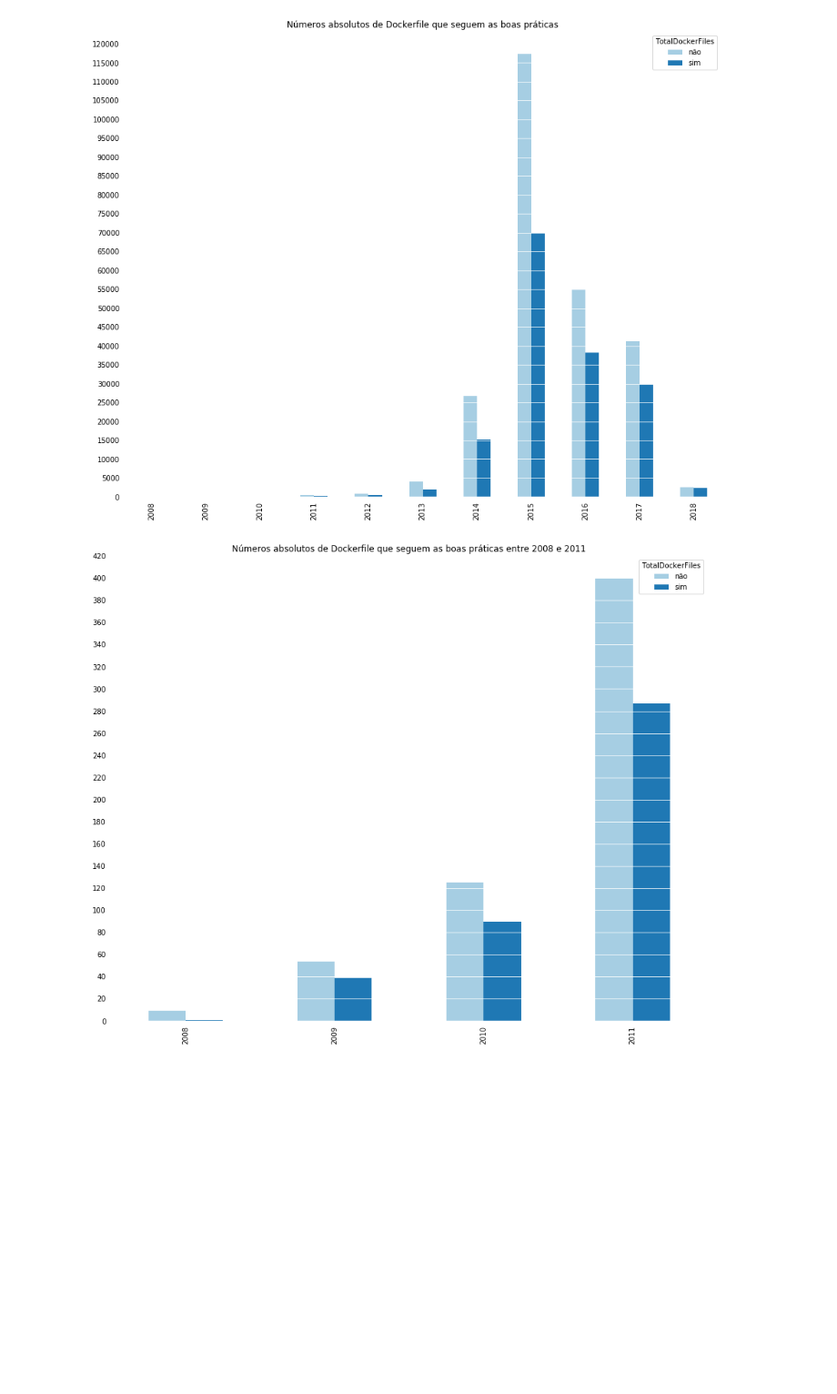
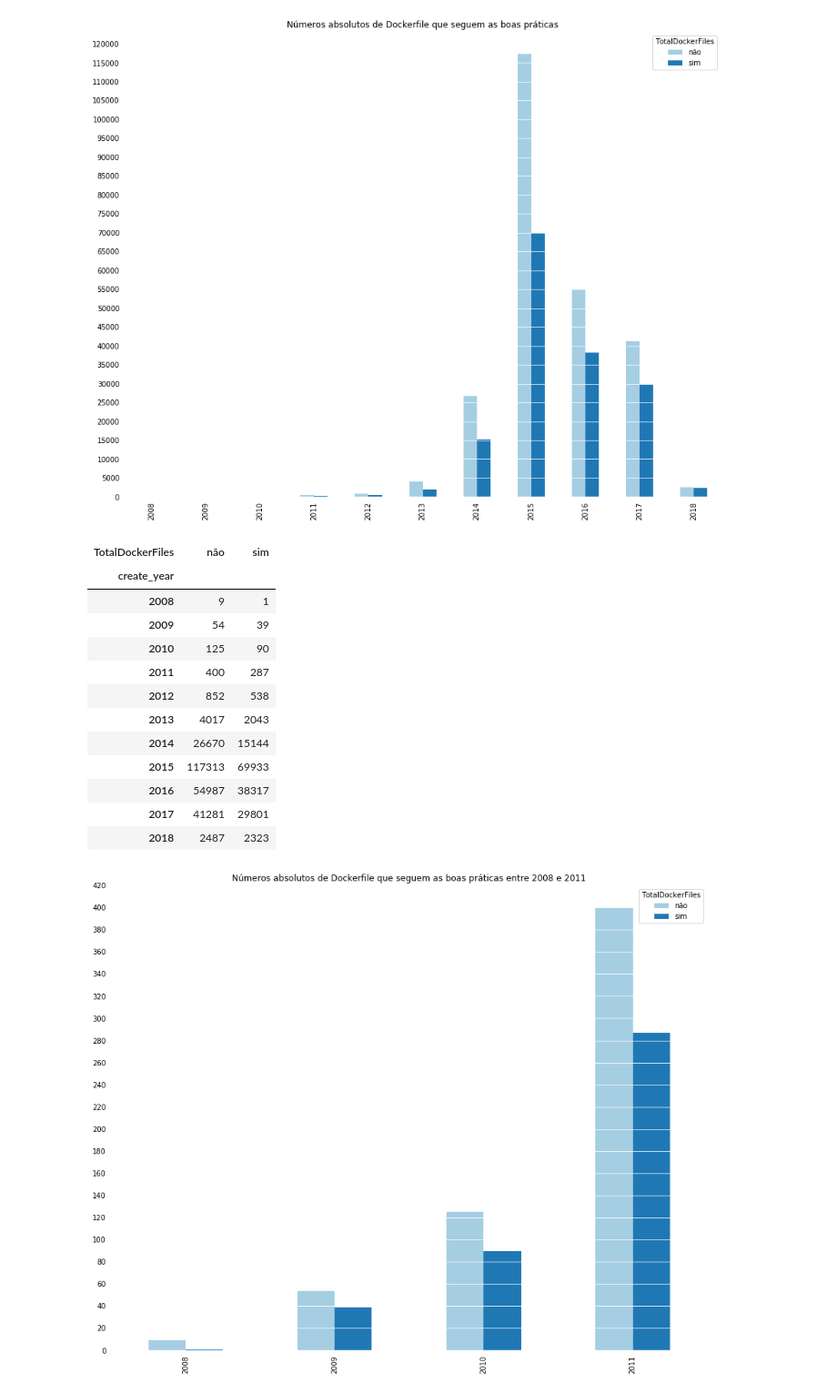
Before and after one commit to rafjordao/Github_Docker_Extractor, a Jupyter notebook: Analise.ipynb, the cells around one changed output. Shown at 91% size. Cells and saved outputs as stored; diff of their text form; code cells hidden in the pictures; blank space fills up the shorter version.

```diff
--- a/Analise.ipynb
+++ b/Analise.ipynb
@@ -470,6 +470,22 @@ plt.tick_params(
 ax.grid(axis='y',color='white',zorder=0,linestyle='-')
 # %% [output]
 [figure]
+# %%
+pvDF
+# %% [output]
+| TotalDockerFiles | não | sim |
+| create_year |  |  |
+| 2008 | 9 | 1 |
+| 2009 | 54 | 39 |
+| 2010 | 125 | 90 |
+| 2011 | 400 | 287 |
+| 2012 | 852 | 538 |
+| 2013 | 4017 | 2043 |
+| 2014 | 26670 | 15144 |
+| 2015 | 117313 | 69933 |
+| 2016 | 54987 | 38317 |
+| 2017 | 41281 | 29801 |
+| 2018 | 2487 | 2323 |
 # %%
 pvDF2 = pd.pivot_table(dfWithDockerfiles.loc[dfWithDockerfiles['create_year'].isin(['2008','2009','2010','2011'])],
                     index='create_year', columns='TotalDockerFiles',
```
Also changed, not shown: 1 other file.
